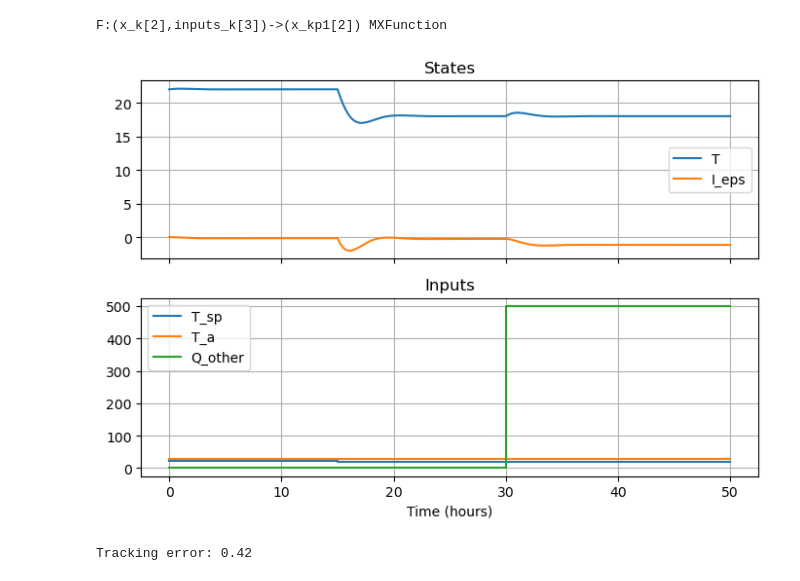
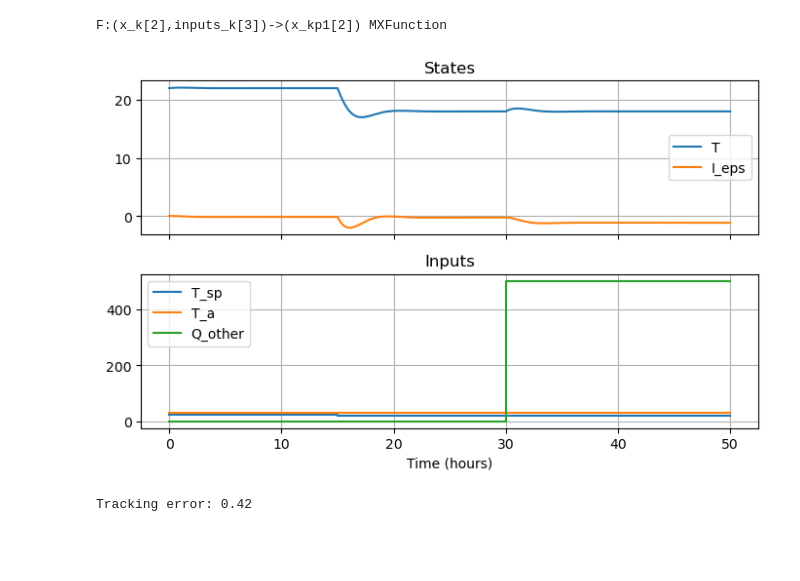
Before and after one commit to billtubbs/building-hvac-models, a Jupyter notebook: Building-models.ipynb, the cells around one changed output. Saved outputs shown, nothing was run; the diff lists cells and outputs as text; code cells hidden in the pictures; blank space fills up the shorter version.

```diff
--- a/Building-models.ipynb
+++ b/Building-models.ipynb
@@ -287,30 +282,35 @@ F:(x_k[2],inputs_k[3])->(x_kp1[2]) MXFunction
 # %%
 # Simulation inputs
 nT = 200
 t = dt * np.arange(nT + 1)
 X = np.full((nT + 1, n_x), np.nan)
 inputs = np.zeros((nT + 1, n_u + n_p))
 inputs[:, 0] = 22.0   # T_sp
 inputs[t >= 15, 0] = 18.0   # T_sp
 inputs[:, 1] = 28.0  # T_a
 inputs[t >= 30, 2] = 500.0   # Q_other
 
 # Initial condition
 x0 = cas.vertcat(
     22.0,  # zone temperature
     0.0  # integral of tracking error
 )
 
 # Simulation loop
 X = simulate_system(F, inputs, n_x, x0)
 
 # Plot results
-make_inputs_states_plot(t, X, inputs, x_labels=['T', 'I_eps'],
-                        input_labels=['T_sp', 'T_a', 'Q_other'])
+make_ioplots(
+    t,
+    inputs=inputs,
+    states=X,
+    states_labels=['T', 'I_eps'],
+    inputs_labels=['T_sp', 'T_a', 'Q_other']
+)
 plt.tight_layout()
 plt.show()
 # %% [output]
-[figure, old version]
+[figure, new version]
 # %%
 rmse_tracking = np.sqrt(np.mean((X[:, 0] - inputs[:, 0]) ** 2))
 print(f"Tracking error: {rmse_tracking:.2f}")
```
Also changed, not shown: parts of 15 cells of this notebook, 2 other files.
